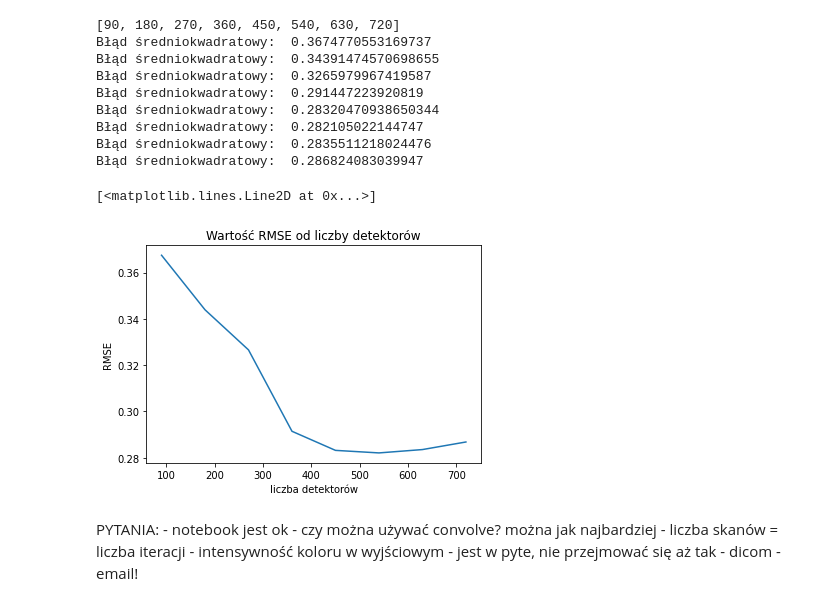
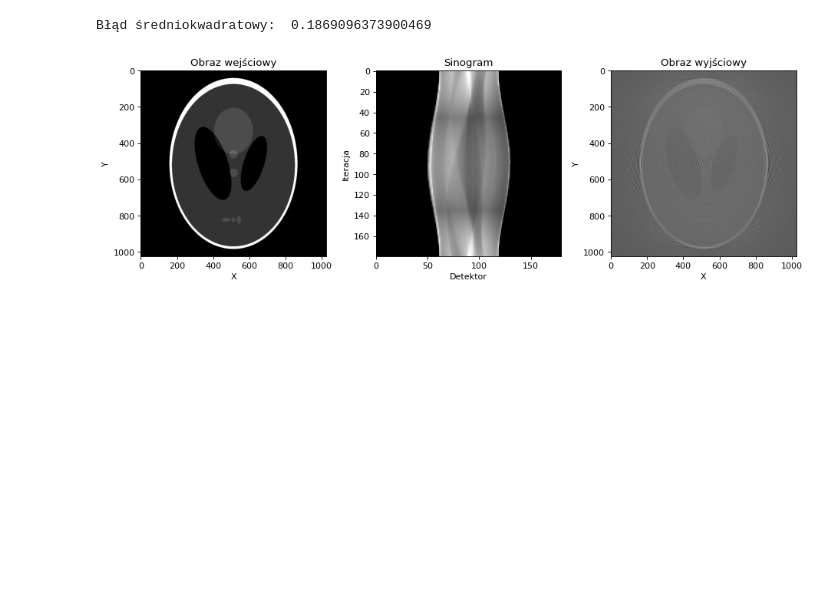
Before and after one commit to zuznnjus/Computed-Tomography-Simulator, a Jupyter notebook: CT_simulator.ipynb, the cells around one changed output. Drawn from its saved outputs; the diff is of its cells as text; code cells hidden in the pictures; blank space fills up the shorter version.

Commit message:
Fix image type bug

```diff
--- a/CT_simulator.ipynb
+++ b/CT_simulator.ipynb
@@ -6,25 +6,16 @@ import numpy as np
 # %%
 # input parameters
 alfa = 1
-# detectors = 300 # inicjalizacja na dole - potrzebne do wykresu różne wartości
+detectors = 180
 phi = 180
 filtering = True
+animation = True
 
 # other parameters
 theta = 180.
-mask_size = 9
 images = ['Kolo.jpg', 'Kropka.jpg', 'Kwadraty2.jpg', 'Paski2.jpg', 'Shepp_logan.jpg', 'SADDLE_PE.JPG', 'CT_ScoutView.jpg']
-image = io.imread('tomograf-zdjecia/' + images[0], as_gray = True)
+image = io.imread('tomograf-zdjecia/' + images[4], as_gray = True)
 # %%
-def getEmitterPosition(angle):
-    angle_rad = np.deg2rad(angle)
-    r = max(image.shape) * np.sqrt(2) / 2
-    center = max(image.shape) / 2
-    x = int(r * np.cos(angle_rad) + center)
-    y = int(r * np.sin(angle_rad) + center)
-
-    return x, y
-
 def getParallelEmittersPositions(angle):
     angle = np.deg2rad(angle)
     phi_rad = np.deg2rad(phi)
@@ -94,13 +85,14 @@ def isCorrectPoint(x, y):
         return True
     return False
 
-def createFilterMask(size):
+def createFilterMask():
     mask = []
+    mask_size = 9
 
-    if size % 2 == 0:
-        size += 1
+    if mask_size % 2 == 0:
+        mask_size += 1
 
-    for k in range(- size // 2 + 1, size // 2 + 1, 1):
+    for k in range(- mask_size // 2 + 1, mask_size // 2 + 1, 1):
         if k == 0:
             mask.append(1)
         elif k % 2 == 0:
@@ -111,25 +103,24 @@ def createFilterMask(size):
     return mask
 
 def filterImage(sinogram):
-    mask = createFilterMask(mask_size)
+    mask = createFilterMask()
 
     for i in range(sinogram.shape[0]):
         sinogram[i, :] = np.convolve(sinogram[i, :], mask, 'same')
 
     return sinogram
 
-def normalize1(array):
+def normalize(array):
     max_value = np.amax(array)
 
     if max_value == 0:
         return array
 
-    print(max_value)
     array_normalized = [value / max_value for value in array]
 
     return array_normalized
 
-def normalize(array):
+'''def normalize1(array):
     min_value = np.amin(array)
     max_value = np.amax(array)
 
@@ -140,7 +131,7 @@ def normalize(array):
         for j in range(len(array[i])):
             array[i][j] = (array[i][j] - min_value) / (max_value-min_value)
 
-    return array
+    return array'''
 
 def applyRadonTransform():
     sinogram = []
@@ -166,7 +157,7 @@ def applyRadonTransform():
     return normalize(sinogram)
 
 def applyInverseRadonTransform(sinogram):
-    output = np.zeros((image.shape[0], image.shape[1]), dtype=image.dtype)
+    output = np.zeros((image.shape[0], image.shape[1]))
     angles = np.linspace(0., theta, int(theta / alfa), endpoint=False)
 
     if filtering:
@@ -195,42 +186,45 @@ def calculateRootMeanSquaredError(output):
             rmse += (image[i][j] - output[i][j]) ** 2  # overflow?
 
     return np.sqrt(rmse / n)
 
 def main():
     sinogram = np.array(applyRadonTransform())
     output = applyInverseRadonTransform(sinogram)
 
     rmse = calculateRootMeanSquaredError(output)
     print("Błąd średniokwadratowy: ", rmse)
 
-    '''fig = plt.figure(figsize=(14, 4), dpi=80)
+    fig = plt.figure(figsize=(14, 4), dpi=80)
     ax = fig.add_subplot(131)
     ax.set_title('Obraz wejściowy')
     ax.set_xlabel('X')
     ax.set_ylabel('Y')
     ax.imshow(image, cmap = 'gray')
 
     ax = fig.add_subplot(132)
     ax.set_title('Sinogram')
     ax.set_ylabel('Iteracja')
     ax.set_xlabel('Detektor')
     ax.imshow(sinogram, cmap = 'gray')
 
     ax = fig.add_subplot(133)
     ax.set_title('Obraz wyjściowy')
     ax.set_xlabel('X')
     ax.set_ylabel('Y')
-    ax.imshow(output, cmap = 'gray')'''
+    ax.imshow(output, cmap = 'gray')
 
     return rmse
 
-#if __name__ == '__main__':
- #   main()
+if __name__ == '__main__':
+    main()
+# %% [output]
+Błąd średniokwadratowy:  0.1869096373900469
+[figure, added]
 # %%
 # generowanie wykresów do sprawozdania
 
 x_values = [i for i in range(90, 721, 90)]
-# x_values = [i for i in range(45, 270, 45)]
+# x_values = [i for i in range(45, 271, 45)]
 y_values = [0 for _ in range(len(x_values))]
 
 for i, value in enumerate(x_values):
@@ -249,22 +243,3 @@ ax.set_xlabel('liczba detektorów')
 # ax.set_xlabel('rozpiętość wachlarza')
 ax.set_ylabel('RMSE')
 ax.plot(x_values, y_values)
-# %% [output]
-[90, 180, 270, 360, 450, 540, 630, 720]
-Błąd średniokwadratowy:  0.3674770553169737
-Błąd średniokwadratowy:  0.34391474570698655
-Błąd średniokwadratowy:  0.3265979967419587
-Błąd średniokwadratowy:  0.291447223920819
-Błąd średniokwadratowy:  0.28320470938650344
-Błąd średniokwadratowy:  0.282105022144747
-Błąd średniokwadratowy:  0.2835511218024476
-Błąd średniokwadratowy:  0.286824083039947
-[<matplotlib.lines.Line2D at 0x...>]
-[figure, removed]
-# %% [markdown]
-PYTANIA:
-    - notebook jest ok
-    - czy można używać convolve? można jak najbardziej
-    - liczba skanów = liczba iteracji
-    - intensywność koloru w wyjściowym - jest w pyte, nie przejmować się aż tak
-    - dicom - email!
```
